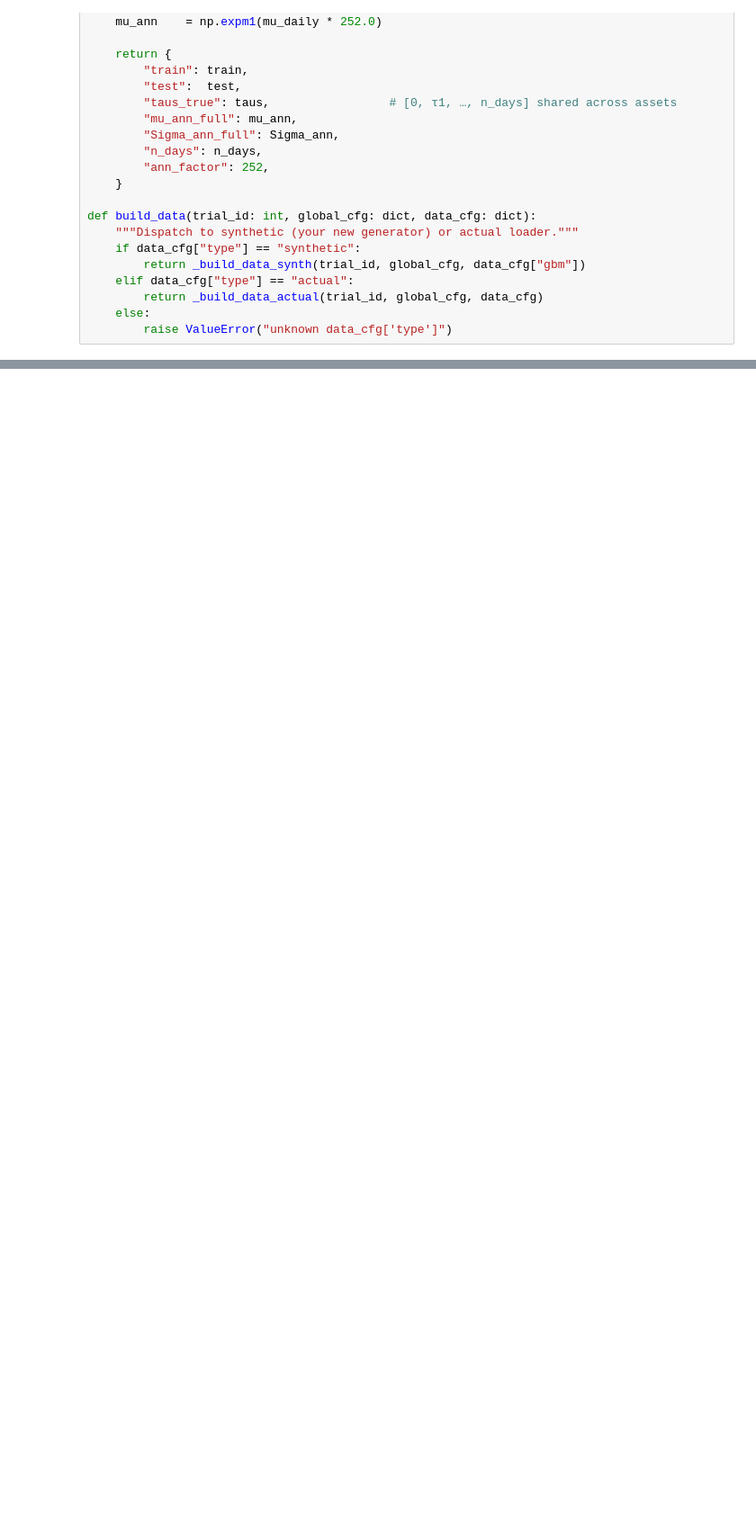
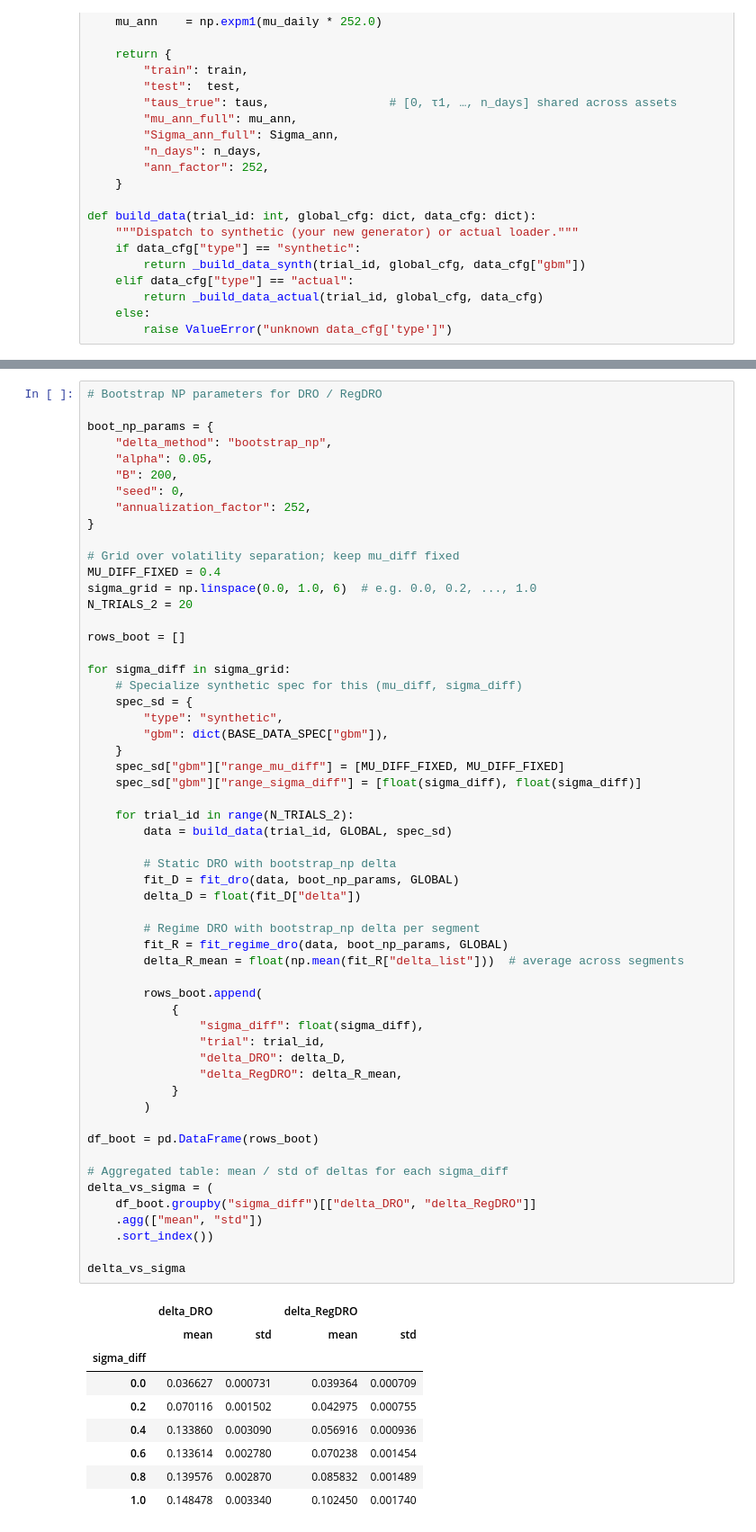
Before and after one commit to chrismader1/SLDS, a Jupyter notebook: DRO_synth.ipynb, the cells around one changed output, grey strips where cells are left out. Shown at 90% size. Cells and saved outputs as stored; diff of their text form; blank space fills up the shorter version.

```diff
--- a/DRO_synth.ipynb
+++ b/DRO_synth.ipynb
@@ -1086,0 +320,66 @@ Starting sigma_diff sweep (mu_diff fixed)...
+# %%
+# Bootstrap NP parameters for DRO / RegDRO
+
+boot_np_params = {
+    "delta_method": "bootstrap_np",
+    "alpha": 0.05,
+    "B": 200,
+    "seed": 0,
+    "annualization_factor": 252,
+}
+
+# Grid over volatility separation; keep mu_diff fixed
+MU_DIFF_FIXED = 0.4
+sigma_grid = np.linspace(0.0, 1.0, 6)  # e.g. 0.0, 0.2, ..., 1.0
+N_TRIALS_2 = 20
+
+rows_boot = []
+
+for sigma_diff in sigma_grid:
+    # Specialize synthetic spec for this (mu_diff, sigma_diff)
+    spec_sd = {
+        "type": "synthetic",
+        "gbm": dict(BASE_DATA_SPEC["gbm"]),
+    }
+    spec_sd["gbm"]["range_mu_diff"] = [MU_DIFF_FIXED, MU_DIFF_FIXED]
+    spec_sd["gbm"]["range_sigma_diff"] = [float(sigma_diff), float(sigma_diff)]
+
+    for trial_id in range(N_TRIALS_2):
+        data = build_data(trial_id, GLOBAL, spec_sd)
+
+        # Static DRO with bootstrap_np delta
+        fit_D = fit_dro(data, boot_np_params, GLOBAL)
+        delta_D = float(fit_D["delta"])
+
+        # Regime DRO with bootstrap_np delta per segment
+        fit_R = fit_regime_dro(data, boot_np_params, GLOBAL)
+        delta_R_mean = float(np.mean(fit_R["delta_list"]))  # average across segments
+
+        rows_boot.append(
+            {
+                "sigma_diff": float(sigma_diff),
+                "trial": trial_id,
+                "delta_DRO": delta_D,
+                "delta_RegDRO": delta_R_mean,
+            }
+        )
+
+df_boot = pd.DataFrame(rows_boot)
+
+# Aggregated table: mean / std of deltas for each sigma_diff
+delta_vs_sigma = (
+    df_boot.groupby("sigma_diff")[["delta_DRO", "delta_RegDRO"]]
+    .agg(["mean", "std"])
+    .sort_index())
+
+delta_vs_sigma
+# %% [output]
+|  | delta_DRO |  | delta_RegDRO |  |
+|  | mean | std | mean | std |
+| sigma_diff |  |  |  |  |
+| 0.0 | 0.036627 | 0.000731 | 0.039364 | 0.000709 |
+| 0.2 | 0.070116 | 0.001502 | 0.042975 | 0.000755 |
+| 0.4 | 0.133860 | 0.003090 | 0.056916 | 0.000936 |
+| 0.6 | 0.133614 | 0.002780 | 0.070238 | 0.001454 |
+| 0.8 | 0.139576 | 0.002870 | 0.085832 | 0.001489 |
+| 1.0 | 0.148478 | 0.003340 | 0.102450 | 0.001740 |
```
Also changed, not shown: parts of 19 cells of this notebook, 2 other files.
